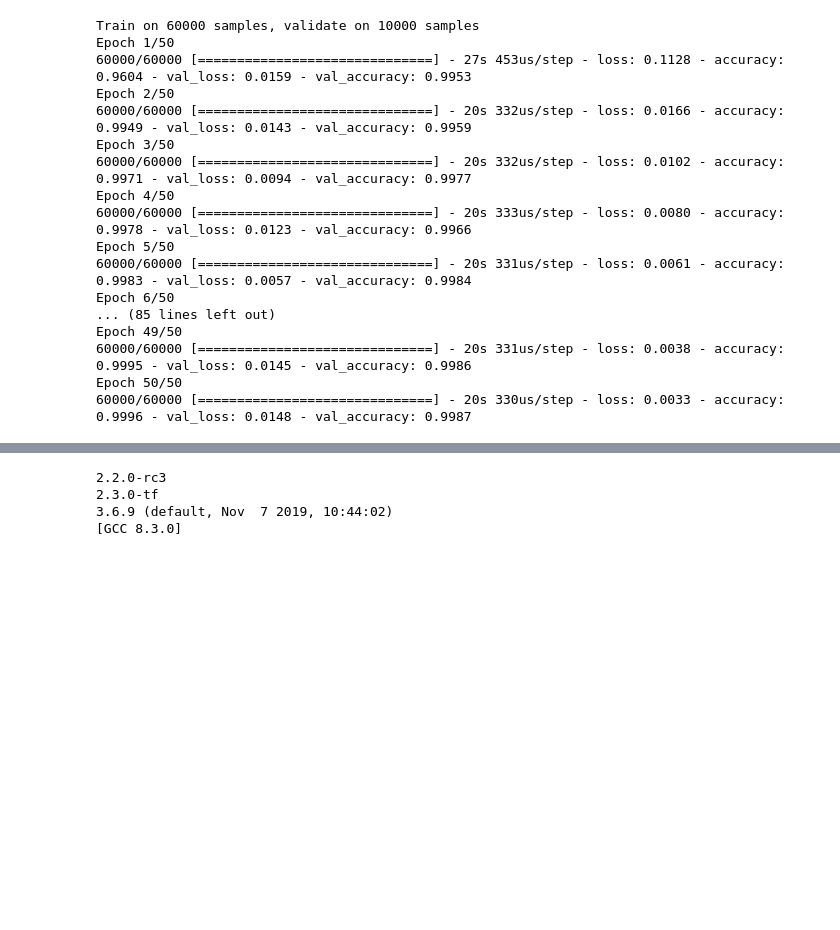
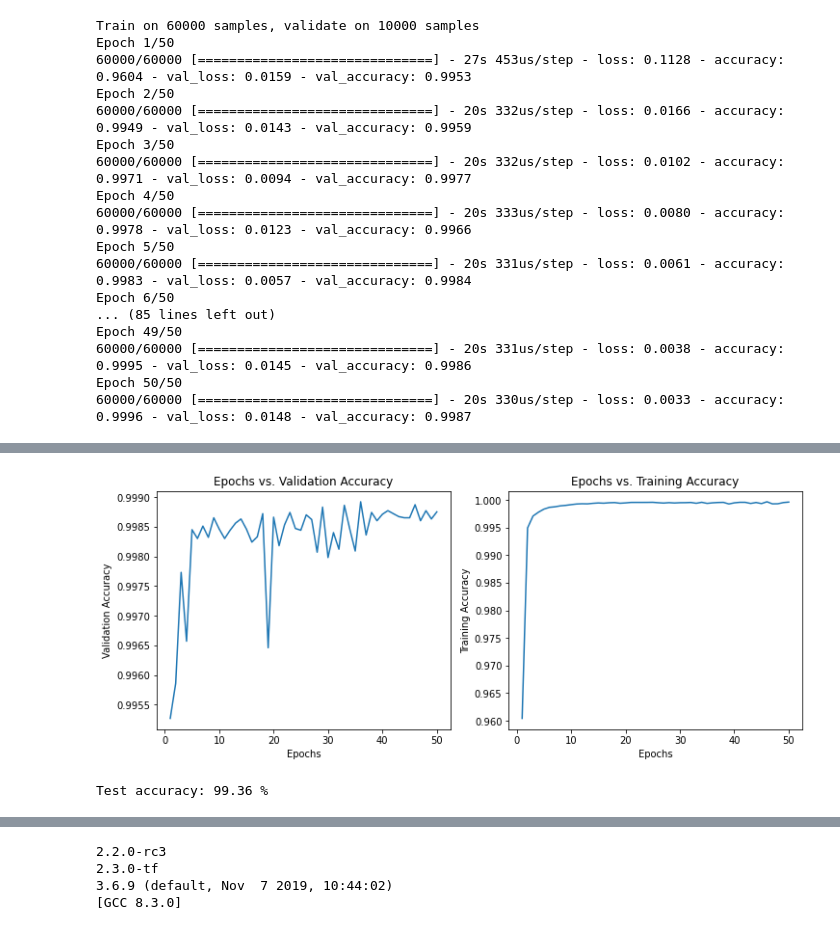
Before and after one commit to HarnoorOberai/Image-Classification, a Jupyter notebook: HarnoorSinghOberai__190753898__VGG16.ipynb, the cells around one changed output, grey strips where cells are left out. Saved outputs shown, nothing was run; the diff lists cells and outputs as text; code cells hidden in the pictures; blank space fills up the shorter version.

```diff
--- a/HarnoorSinghOberai__190753898__VGG16.ipynb
+++ b/HarnoorSinghOberai__190753898__VGG16.ipynb
@@ -179,0 +208,14 @@ plt.show()
+# %%
+fig1 = plt.figure(figsize = (12,10))
+ax1 = fig1.add_subplot(2,2,1)
+ax2 = fig1.add_subplot(2,2,2)
+
+ax1.plot(np.arange(1,nb_epoch+1), result_dict['val_accuracy'])
+ax1.set(xlabel='Epochs', ylabel='Validation Accuracy',
+       title='Epochs vs. Validation Accuracy')
+ax2.plot(np.arange(1,nb_epoch+1), result_dict['accuracy'])
+ax2.set(xlabel='Epochs', ylabel='Training Accuracy',
+       title='Epochs vs. Training Accuracy')
+plt.show()
+# %% [output]
+[figure, added]
@@ -179,0 +234,5 @@ plt.show()
+# %%
+p = test_accuracy()
+print("Test accuracy: {} %".format(p[1]))
+# %% [output]
+Test accuracy: 99.36 %
```
Also changed, not shown: parts of 8 cells of this notebook.
